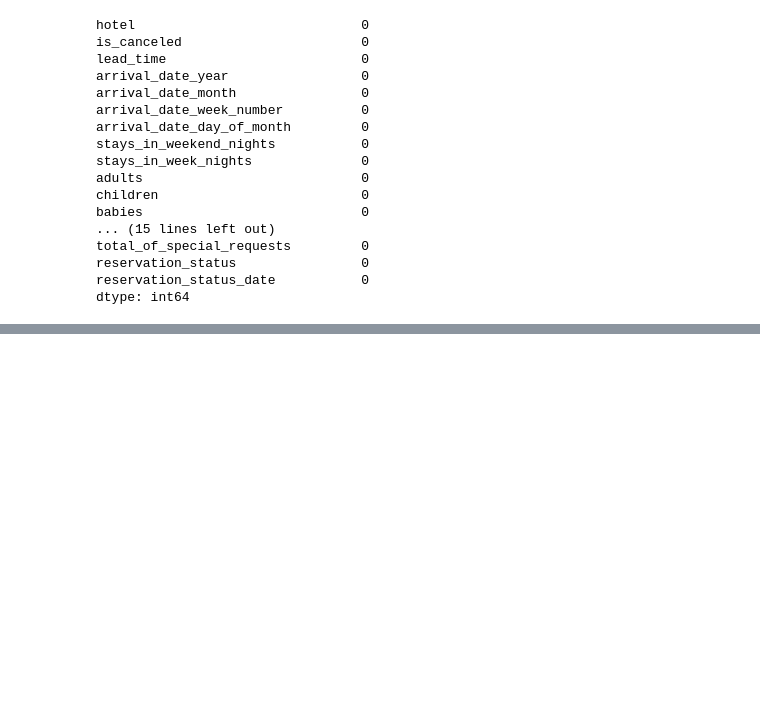
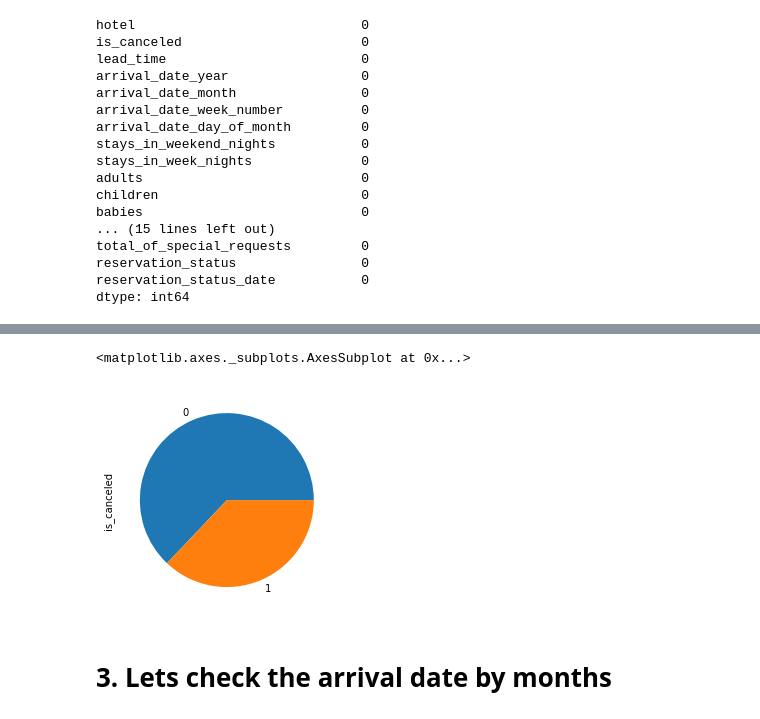
Before and after one commit to ashu08520/ashu08520, a Jupyter notebook: First_Project_Hotel_Booking_Analysis_Capstone_Project.ipynb, the cells around one changed output, grey strips where cells are left out. Saved outputs shown, nothing was run; the diff lists cells and outputs as text; code cells hidden in the pictures; blank space fills up the shorter version.

```diff
--- a/First_Project_Hotel_Booking_Analysis_Capstone_Project.ipynb
+++ b/First_Project_Hotel_Booking_Analysis_Capstone_Project.ipynb
@@ -244,0 +278,12 @@ dtype: int64
+# %%
+df.loc[df.lead_time > 500, 'lead_time'] = 500
+df.loc[df.stays_in_weekend_nights >=  5, 'stays_in_weekend_nights'] = 5
+df.loc[df.adults > 4, 'adults'] = 4
+df.loc[df.previous_bookings_not_canceled > 0, 'previous_bookings_not_canceled'] = 1
+df.loc[df.previous_cancellations > 0, 'previous_cancellations'] = 1
+df.loc[df.stays_in_week_nights > 10, 'stays_in_week_nights'] = 10
+df.loc[df.booking_changes > 5, 'booking_changes'] = 5
+df.loc[df.babies > 8, 'babies'] = 0
+df.loc[df.required_car_parking_spaces > 5, 'required_car_parking_spaces'] = 0
+df.loc[df.children > 8, 'children'] = 0
+df.loc[df.adr > 1000, 'adr'] = 1000
@@ -244,0 +310,11 @@ dtype: int64
+# %%
+df['kids'] = df.children + df.babies
+
+#Combine total mumbers by adding kids and adults
+df['total_members'] = df.kids + df.adults
+#convert the datatypes to string
+df['arrival_date_year'] = df['arrival_date_year'].astype('str')
+df['arrival_date_month'] = df['arrival_date_month'].astype('str')
+df['arrival_date_day_of_month'] = df['arrival_date_day_of_month'].astype('str')
+df['is_canceled'] = df['is_canceled'].astype('str')
+df['is_repeated_guest'] = df['is_repeated_guest'].astype('str')
@@ -244,0 +339,3 @@ dtype: int64
+# %%
+df['arrival_date'] = df['arrival_date_day_of_month'] + '-' + df['arrival_date_month'] + '-' + df['arrival_date_year']
+df['arrival_date'] = pd.to_datetime(df['arrival_date'], errors='coerce')
@@ -244,0 +398,7 @@ dtype: int64
+# %%
+df['is_canceled'].value_counts().plot.pie()
+# %% [output]
+<matplotlib.axes._subplots.AxesSubplot at 0x...>
+[figure, added]
+# %% [markdown]
+# **3. Lets check the arrival date by months**
```
Also changed, not shown: parts of 22 cells of this notebook.
